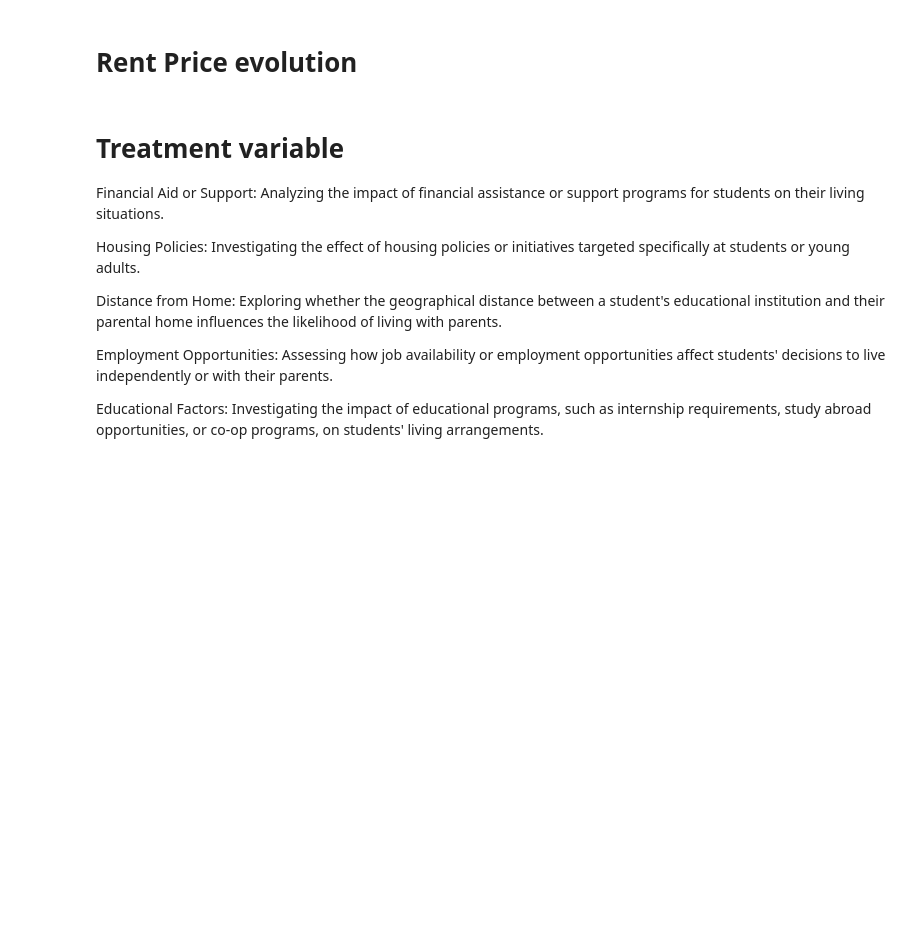
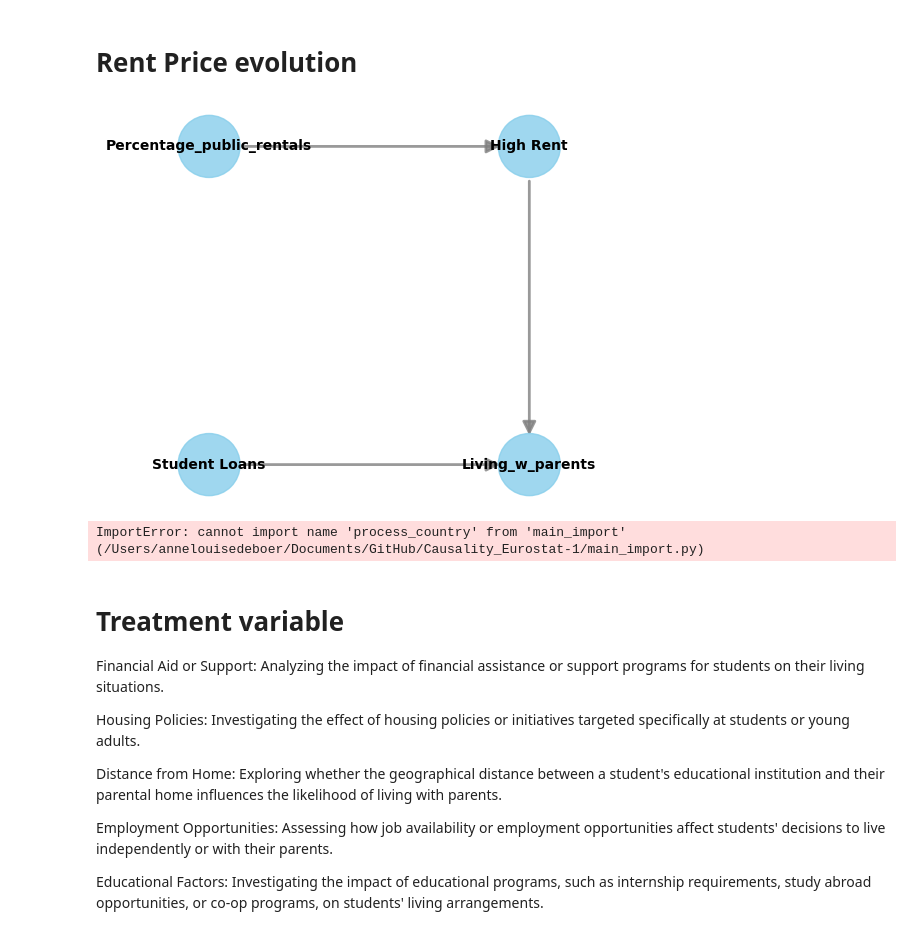
Before and after one commit to AnneLouisedb/Causality_Eurostat, a Jupyter notebook: research_outline.ipynb, the cells around one changed output. Saved outputs shown, nothing was run; the diff lists cells and outputs as text; code cells hidden in the pictures; blank space fills up the shorter version.

```diff
--- a/research_outline.ipynb
+++ b/research_outline.ipynb
@@ -633,5 +501,24 @@ df_outcome_2020
 # %% [markdown]
 # Rent Price evolution
+# %%
+import networkx as nx
+from dowhy.utils import plot
+
+causal_graph = nx.DiGraph([('Percentage_public_rentals', 'High Rent'),
+                           ('Student Loans', 'Living_w_parents'),
+                           ('High Rent', 'Living_w_parents')])
+
+
+plot(causal_graph)
+# %% [output]
+[figure, added]
+# %%
+from main_import import process_country
+
+df_outcome_2010, df_outcome_2020 = process_country('Netherlands')
+print(df_outcome_2010)
+# %% [output]
+ImportError: cannot import name 'process_country' from 'main_import' (/Users/annelouisedeboer/Documents/GitHub/Causality_Eurostat-1/main_import.py)
 # %% [markdown]
 # Treatment variable
 
```
Also changed, not shown: parts of 8 cells of this notebook, 2 other files.
